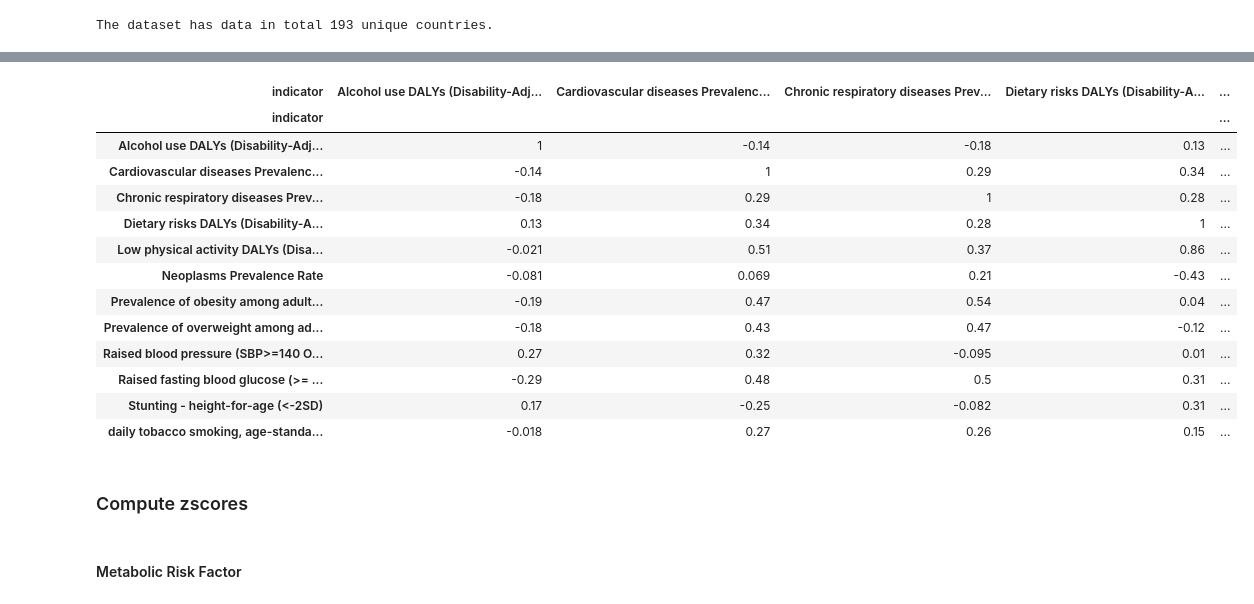
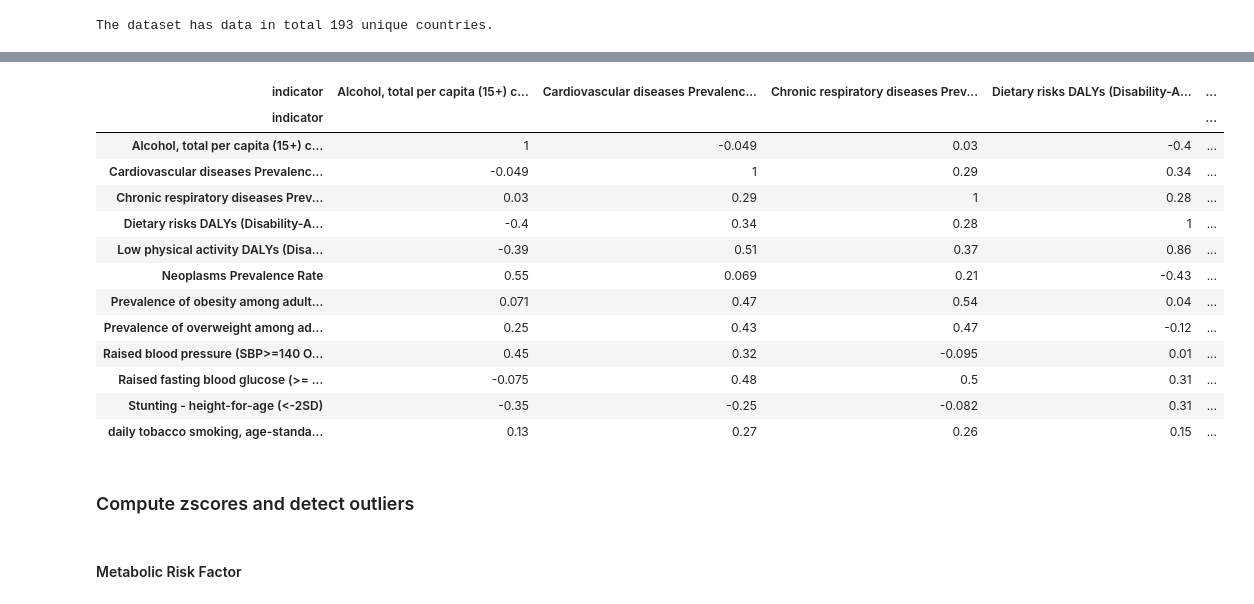
Before and after one commit to gsebaali/covid19_and_ncd_risk_factors, a Jupyter notebook: z-scores.ipynb, the cells around one changed output, grey strips where cells are left out. Saved outputs shown, nothing was run; the diff lists cells and outputs as text; code cells hidden in the pictures.

```diff
--- a/z-scores.ipynb
+++ b/z-scores.ipynb
@@ -18,0 +11,25 @@ df.head()
+# %%
+import pandas as pd
+#df = pd.read_excel('ncd_indicators_v2.xlsx')
+import types
+import pandas as pd
+from botocore.client import Config
+import ibm_boto3
+
+def __iter__(self): return 0
+
+# @hidden_cell
+# The following code accesses a file in your IBM Cloud Object Storage. It includes your credentials.
+# You might want to remove those credentials before you share the notebook.
+client_9ec483c0831342be812265e6eb2abb7e = ibm_boto3.client(service_name='s3',
+    ibm_api_key_id='ZZsA6bB5ZwKyJf0kALEATqM2XoTO6GdQRSz6k-7mIOBI',
+    ibm_auth_endpoint="https://iam.cloud.ibm.com/oidc/token",
+    config=Config(signature_version='oauth'),
+    endpoint_url='https://s3-api.us-geo.objectstorage.service.networklayer.com')
+
+body = client_9ec483c0831342be812265e6eb2abb7e.get_object(Bucket='vulnerabilityindex-donotdelete-pr-aqv5sngmk3zknz',Key='input.csv')['Body']
+# add missing __iter__ method, so pandas accepts body as file-like object
+if not hasattr(body, "__iter__"): body.__iter__ = types.MethodType( __iter__, body )
+df  = pd.read_csv(body)
+
+df.head()
@@ -27,9 +64,9 @@ There are 12 unique indicators in the imported dataset in total.
 # %%
-dropi = df[df['country'] =='TERRITORY'].index
-df.drop(dropi, inplace=True)
+#dropi = df[df['country'] =='TERRITORY'].index
+#df.drop(dropi, inplace=True)
 
-dropi = df[df['data']=='-'].index
-df.drop(dropi, inplace=True)
+#dropi = df[df['data']=='-'].index
+#df.drop(dropi, inplace=True)
 # %%
 df['year'] = df['year'].astype('int64')
 df['data'] = df['data'].astype('float64')
@@ -131,22 +167,22 @@ sns.heatmap(corr, mask=np.zeros_like(corr, dtype=np.bool), cmap=sns.diverging_pa
 # %%
-corr.style.background_gradient(cmap='coolwarm').set_precision(2)
+corr.style.background_gradient(cmap=sns.diverging_palette(220, 10, as_cmap=True)).set_precision(2)
 # %% [output]
-| indicator | Alcohol use DALYs (Disability-Adj... | Cardiovascular diseases Prevalenc... | Chronic respiratory diseases Prev... | Dietary risks DALYs (Disability-A... | ... |
+| indicator | Alcohol, total per capita (15+) c... | Cardiovascular diseases Prevalenc... | Chronic respiratory diseases Prev... | Dietary risks DALYs (Disability-A... | ... |
 | indicator |  |  |  |  | ... |
-| Alcohol use DALYs (Disability-Adj... | 1 | -0.14 | -0.18 | 0.13 | ... |
-| Cardiovascular diseases Prevalenc... | -0.14 | 1 | 0.29 | 0.34 | ... |
-| Chronic respiratory diseases Prev... | -0.18 | 0.29 | 1 | 0.28 | ... |
-| Dietary risks DALYs (Disability-A... | 0.13 | 0.34 | 0.28 | 1 | ... |
-| Low physical activity DALYs (Disa... | -0.021 | 0.51 | 0.37 | 0.86 | ... |
-| Neoplasms Prevalence Rate | -0.081 | 0.069 | 0.21 | -0.43 | ... |
-| Prevalence of obesity among adult... | -0.19 | 0.47 | 0.54 | 0.04 | ... |
-| Prevalence of overweight among ad... | -0.18 | 0.43 | 0.47 | -0.12 | ... |
-| Raised blood pressure (SBP>=140 O... | 0.27 | 0.32 | -0.095 | 0.01 | ... |
-| Raised fasting blood glucose (>= ... | -0.29 | 0.48 | 0.5 | 0.31 | ... |
-| Stunting - height-for-age (<-2SD) | 0.17 | -0.25 | -0.082 | 0.31 | ... |
-| daily tobacco smoking, age-standa... | -0.018 | 0.27 | 0.26 | 0.15 | ... |
+| Alcohol, total per capita (15+) c... | 1 | -0.049 | 0.03 | -0.4 | ... |
+| Cardiovascular diseases Prevalenc... | -0.049 | 1 | 0.29 | 0.34 | ... |
+| Chronic respiratory diseases Prev... | 0.03 | 0.29 | 1 | 0.28 | ... |
+| Dietary risks DALYs (Disability-A... | -0.4 | 0.34 | 0.28 | 1 | ... |
+| Low physical activity DALYs (Disa... | -0.39 | 0.51 | 0.37 | 0.86 | ... |
+| Neoplasms Prevalence Rate | 0.55 | 0.069 | 0.21 | -0.43 | ... |
+| Prevalence of obesity among adult... | 0.071 | 0.47 | 0.54 | 0.04 | ... |
+| Prevalence of overweight among ad... | 0.25 | 0.43 | 0.47 | -0.12 | ... |
+| Raised blood pressure (SBP>=140 O... | 0.45 | 0.32 | -0.095 | 0.01 | ... |
+| Raised fasting blood glucose (>= ... | -0.075 | 0.48 | 0.5 | 0.31 | ... |
+| Stunting - height-for-age (<-2SD) | -0.35 | -0.25 | -0.082 | 0.31 | ... |
+| daily tobacco smoking, age-standa... | 0.13 | 0.27 | 0.26 | 0.15 | ... |
 # %% [markdown]
-### Compute zscores
+### Compute zscores and detect outliers
 # %% [markdown]
 #### Metabolic Risk Factor
 # %%
```
Also changed, not shown: parts of 109 cells of this notebook.
